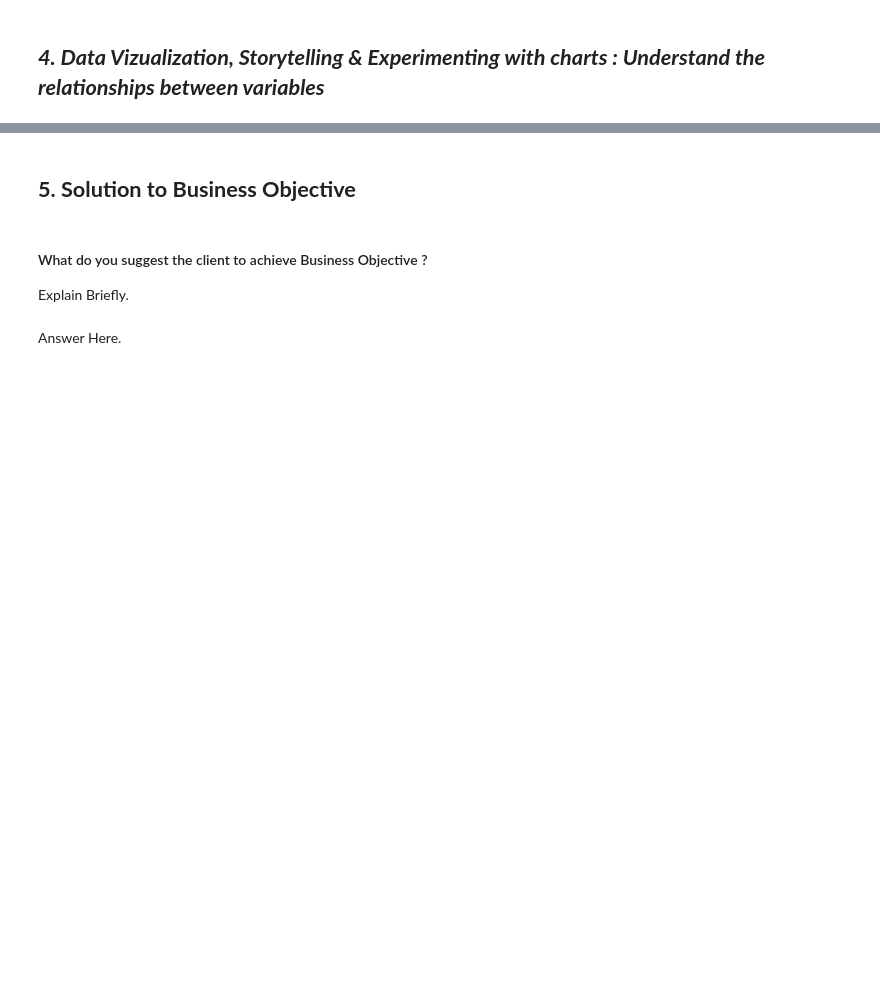
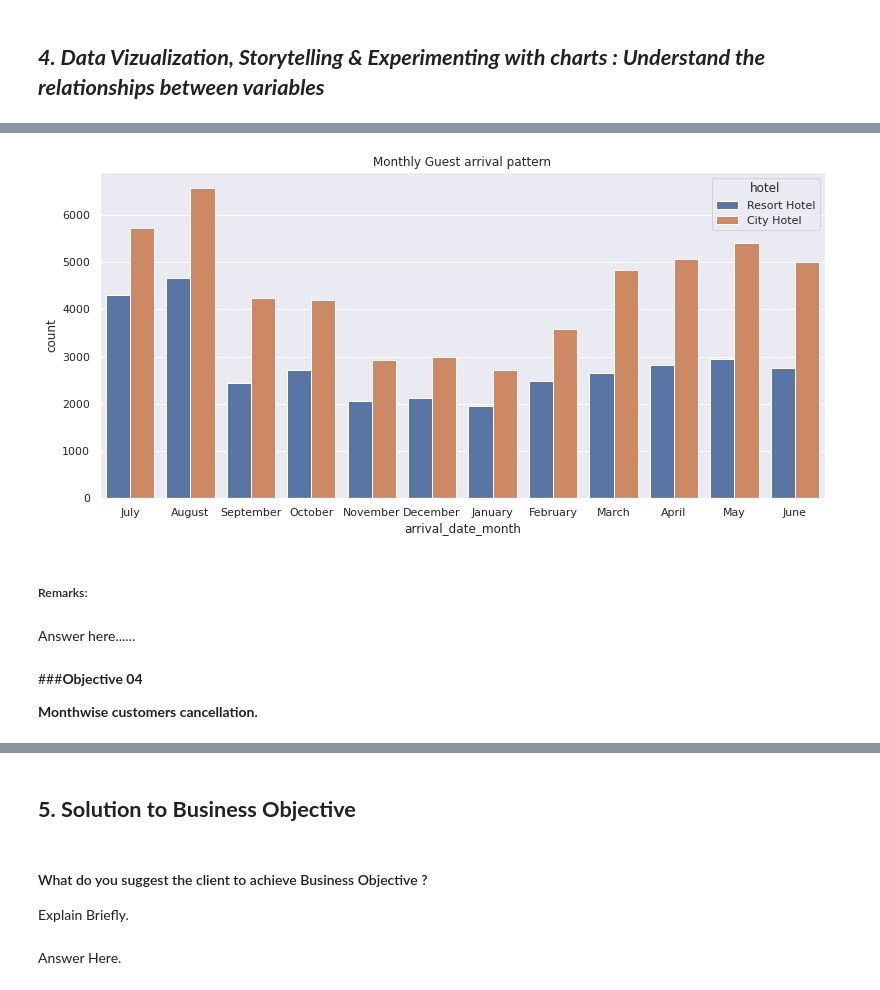
Before and after one commit to saurabhgv/Hotel-Booking-Analysis--EDA, a Jupyter notebook: EDA_Capstone_Project_(Group)_Hotel_Booking_Analysis.ipynb, the cells around one changed output, grey strips where cells are left out. Saved outputs shown, nothing was run; the diff lists cells and outputs as text; code cells hidden in the pictures; blank space fills up the shorter version.

```diff
--- a/EDA_Capstone_Project_(Group)_Hotel_Booking_Analysis.ipynb
+++ b/EDA_Capstone_Project_(Group)_Hotel_Booking_Analysis.ipynb
@@ -502,8 +426,0 @@ Answer Here
-# %%
-# Chart - 4 visualization code-------------s5
-df['total_stay_nights'] = df['stays_in_week_nights'] + df['stays_in_weekend_nights']
-sns.barplot(x = "market_segment", y = "total_stay_nights", data = df, hue = "hotel", palette = 'Set2')
-plt.title('Total Nights Spent by Guests by Market Segment & Hotel Type', weight='bold')
-plt.xlabel('Market Segment')
-plt.ylabel('Number of Days')
-plt.legend(loc = "upper right")
@@ -566,7 +426,0 @@ Answer Here
-# %%
-# Chart - 6 visualization code---s9
-df["Canceled_bookings"]=df.is_canceled+df.previous_cancellations
-booking_canc=df.groupby('hotel')['Canceled_bookings'].describe()
-sns.barplot(booking_canc.index,booking_canc['mean']*100);
-plt.title('Total Booking Canceled');
-plt.ylabel('average');
@@ -771,0 +553,15 @@ Answer Here
+# %%
+# Bar plot
+sns.set(rc={'figure.figsize':(13,6)});
+sns.countplot(copy_df.arrival_date_month,data=df,hue=df.hotel);
+plt.title('Monthly Guest arrival pattern');
+# %% [output]
+[figure, added]
+# %% [markdown]
+##### Remarks:
+# %% [markdown]
+Answer here......
+# %% [markdown]
+###**Objective 04**
+
+**Monthwise customers cancellation.**
```
Also changed, not shown: parts of 256 cells of this notebook.
